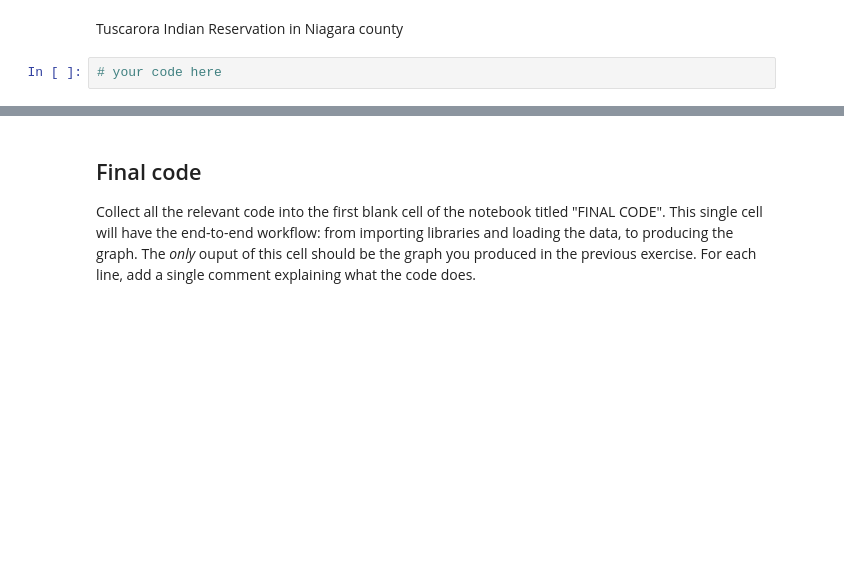
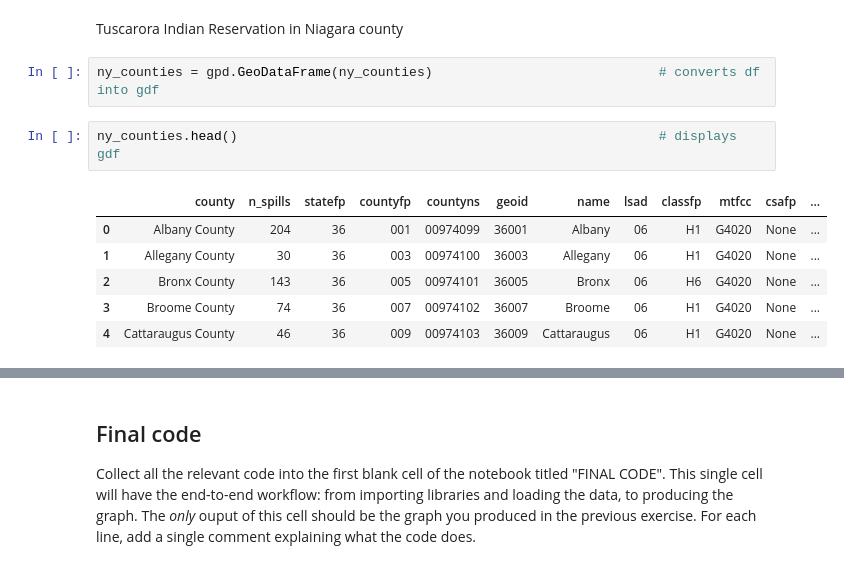
Before and after one commit to saingersoll/eds220-hwk-3, a Jupyter notebook: hwk3-task1-spills.ipynb, the cells around one changed output, grey strips where cells are left out. Cells and saved outputs as stored; diff of their text form; blank space fills up the shorter version.

```diff
--- a/hwk3-task1-spills.ipynb
+++ b/hwk3-task1-spills.ipynb
@@ -570,6 +578,15 @@ Your map should have (at least) the following updates:
 - an annotation indicating one spill occurred in Tuscarora Indian Reservation within Niagara county
 # %% [markdown]
 Tuscarora Indian Reservation in Niagara county
-# %%
-# your code here
+# %%
+ny_counties = gpd.GeoDataFrame(ny_counties)                             # converts df into gdf
+# %%
+ny_counties.head()                                                      # displays gdf
+# %% [output]
+|  | county | n_spills | statefp | countyfp | countyns | geoid | name | lsad | classfp | mtfcc | csafp | ... |
+| 0 | Albany County | 204 | 36 | 001 | 00974099 | 36001 | Albany | 06 | H1 | G4020 | None | ... |
+| 1 | Allegany County | 30 | 36 | 003 | 00974100 | 36003 | Allegany | 06 | H1 | G4020 | None | ... |
+| 2 | Bronx County | 143 | 36 | 005 | 00974101 | 36005 | Bronx | 06 | H6 | G4020 | None | ... |
+| 3 | Broome County | 74 | 36 | 007 | 00974102 | 36007 | Broome | 06 | H1 | G4020 | None | ... |
+| 4 | Cattaraugus County | 46 | 36 | 009 | 00974103 | 36009 | Cattaraugus | 06 | H1 | G4020 | None | ... |
 # %%
```
Also changed, not shown: parts of 18 cells of this notebook.
